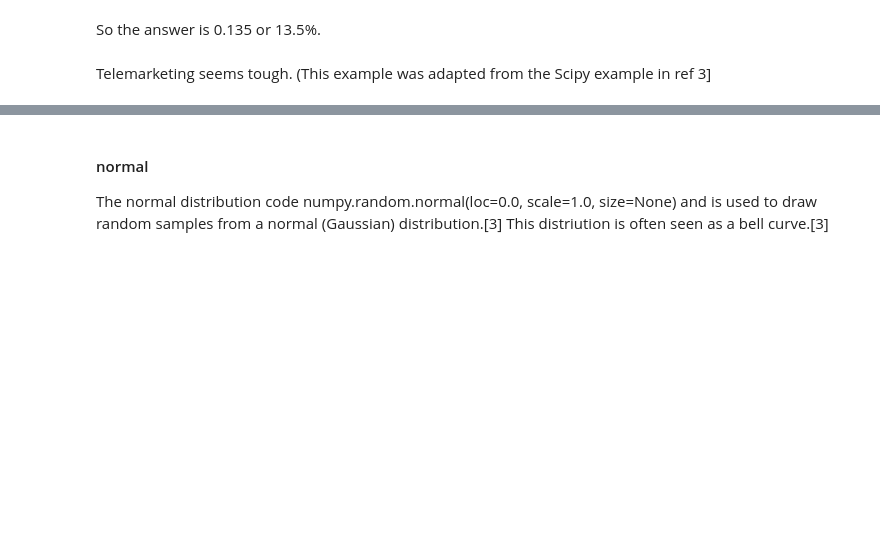
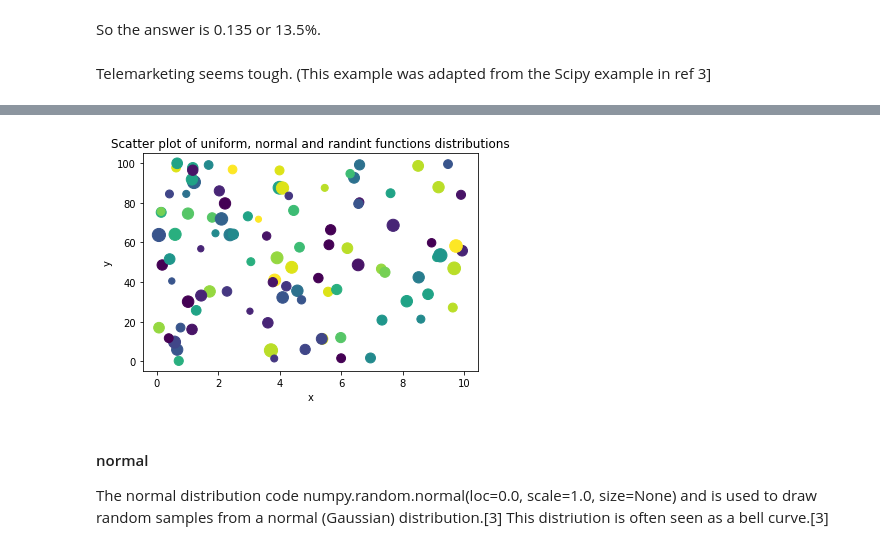
Before and after one commit to zaraquail/Programming-for-data-analytics-assignment-Nov-2019, a Jupyter notebook: Programming for Data Analytics Assignment Nov 2019 .ipynb, the cells around one changed output, grey strips where cells are left out. Saved outputs shown, nothing was run; the diff lists cells and outputs as text; code cells hidden in the pictures; blank space fills up the shorter version.

```diff
--- a/Programming for Data Analytics Assignment Nov 2019 .ipynb
+++ b/Programming for Data Analytics Assignment Nov 2019 .ipynb
@@ -234,3 +257,26 @@ z = np.random.geometric(p=0.45, size=10000)
+# %%
+#Just for fun, added an example of a scatter plot using uniform, normal and randint functions [12]
+
+import matplotlib.pyplot as plt
+import numpy as np
+
+x = np.random.uniform(0.0, 10.0, 100)
+y = np.random.uniform(0.0, 100.0, 100)
+z = np.random.normal(100.0, 40.0, 100)
+c = np.random.randint(0, 20, 100)
+
+
+plt.scatter(x, y, c=c, s=z)
+
+# Title and label source code from [10]
+plt.title("Scatter plot of uniform, normal and randint functions distributions")
+plt.xlabel("x")
+plt.ylabel("y")
+plt.legend
+
+plt.show()
+# %% [output]
+[figure, added]
 # %% [markdown]
 #### normal
 
```
Also changed, not shown: parts of 7 cells of this notebook.
